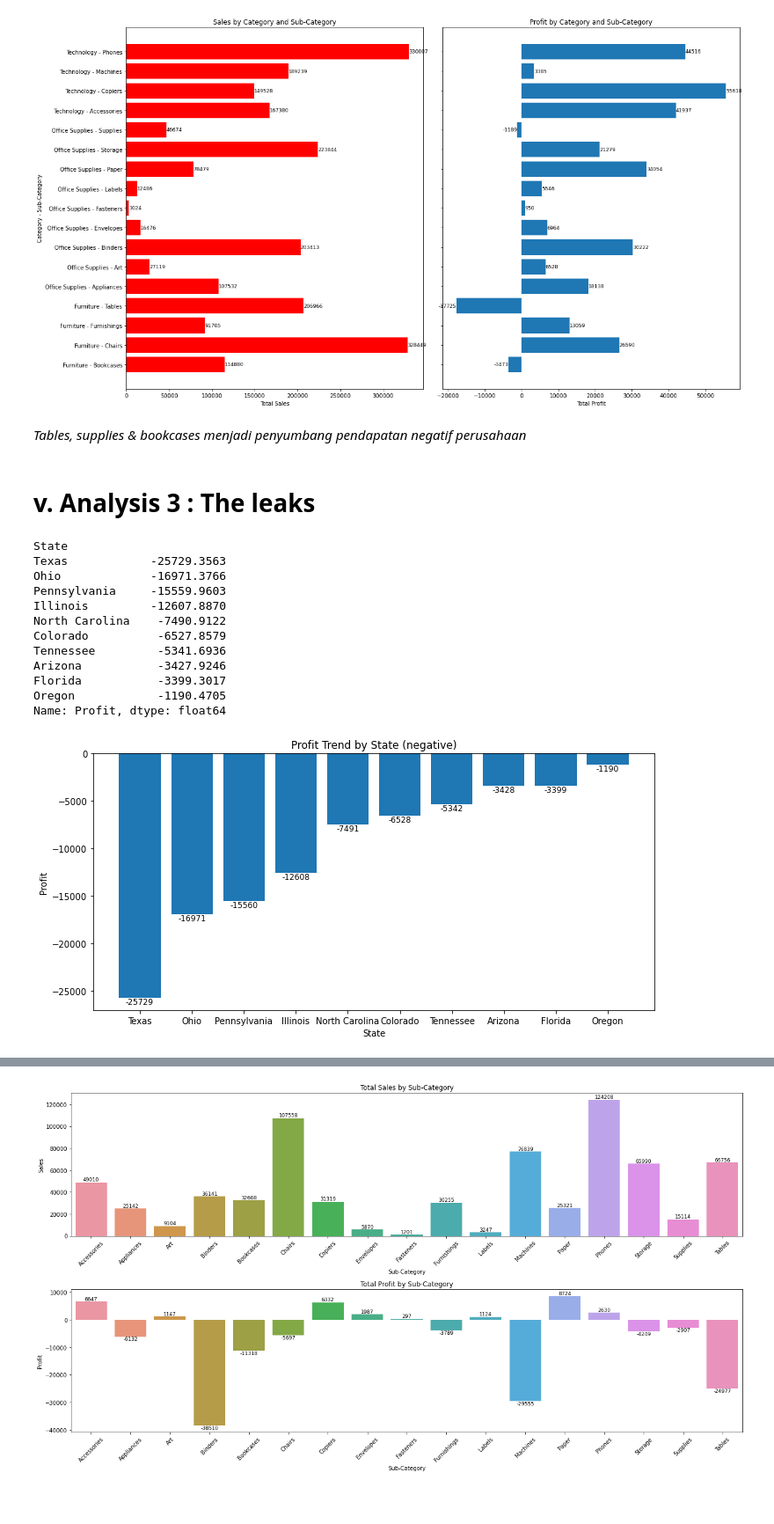
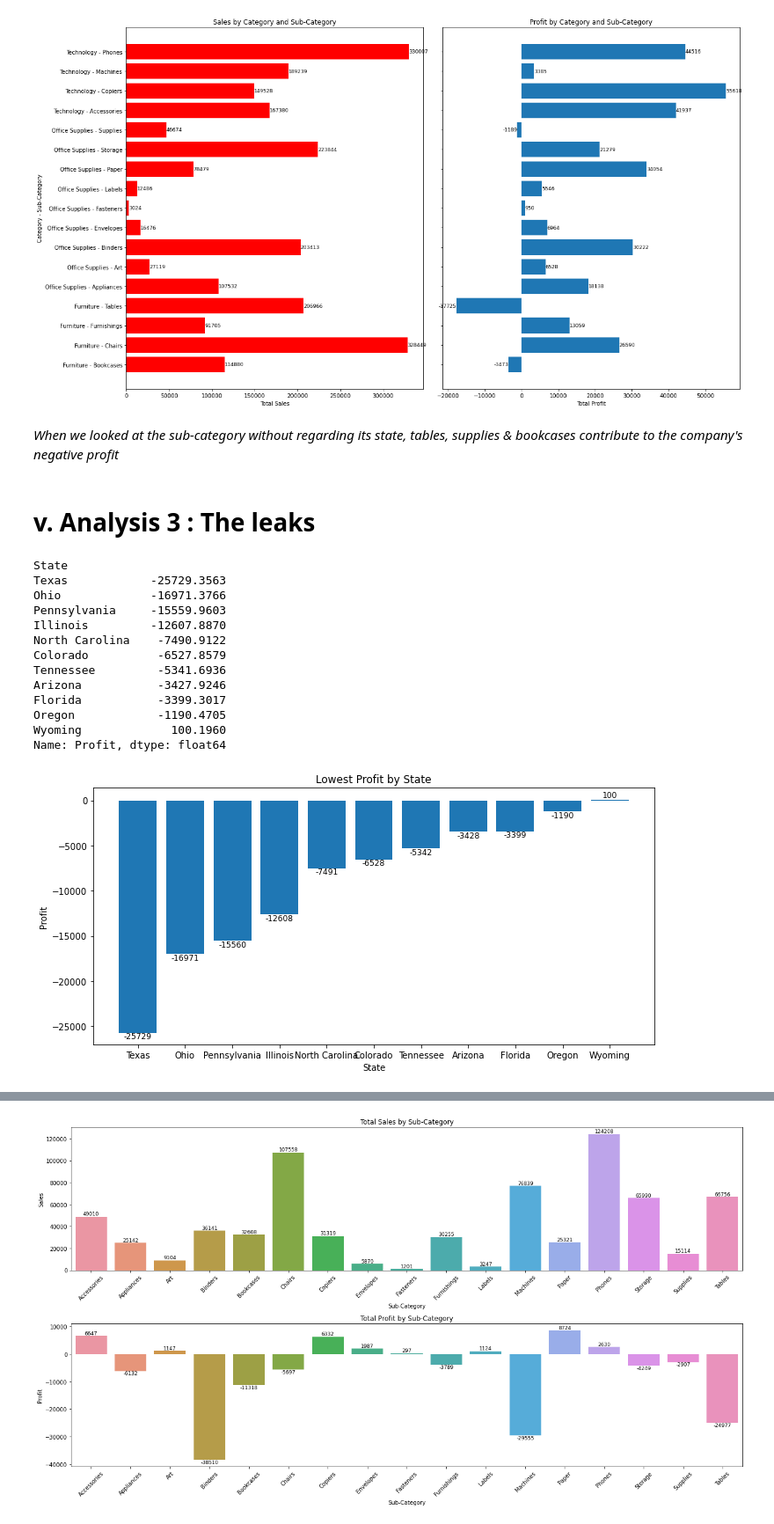
Before and after one commit to fahrizanrasyad/superstore-analysis, a Jupyter notebook: superstore_fahrizan-rasyad.ipynb, the cells around one changed output, grey strips where cells are left out. Shown: that part at 88% size. Drawn from its saved outputs; the diff is of its cells as text; code cells hidden in the pictures; blank space fills up the shorter version.

```diff
--- a/superstore_fahrizan-rasyad.ipynb
+++ b/superstore_fahrizan-rasyad.ipynb
@@ -541,13 +541,13 @@ plt.tight_layout()
 plt.show()
 # %% [output]
 [figure]
-# %% [markdown]
-*Tables, supplies & bookcases menjadi penyumbang pendapatan negatif perusahaan*
+# %% [markdown]
+*When we looked at the sub-category without regarding its state, tables, supplies & bookcases contribute to the company's negative profit*
 # %% [markdown]
 # v. Analysis 3 : The leaks
 # %%
 profit_per_state_sorted = profit_per_state.sort_values()
-profit_per_state_sorted = profit_per_state_sorted.head(10)
+profit_per_state_sorted = profit_per_state_sorted.head(11)
 profit_per_state_sorted
 # %% [output]
 State
@@ -561,27 +561,28 @@ Tennessee         -5341.6936
 Arizona           -3427.9246
 Florida           -3399.3017
 Oregon            -1190.4705
+Wyoming             100.1960
 Name: Profit, dtype: float64
 # %%
 neg_profit_city = df[df['State'].isin(profit_per_state_sorted.index)]
 #neg_profit_city
 
 # Grouping sales by according state
 profit_per_state_neg = neg_profit_city.groupby('State')['Profit'].sum().sort_values()
 
 # Create figure
 fig, axes = plt.subplots(1,1, figsize=(10,5))
 
 # Profit by state
 axes.bar(profit_per_state_neg.index, profit_per_state_neg.values)
 axes.set_xlabel('State')
 axes.set_ylabel('Profit')
-axes.set_title("Profit Trend by State (negative)")
+axes.set_title("Lowest Profit by State")
 
 for container in axes.containers:
     axes.bar_label(container, fmt='%.0f', label_type='edge', fontsize=9)
 
 plt.tight_layout()
 plt.show()
 # %% [output]
-[figure, old version]
+[figure, new version]
```
Also changed, not shown: parts of 33 cells of this notebook.
